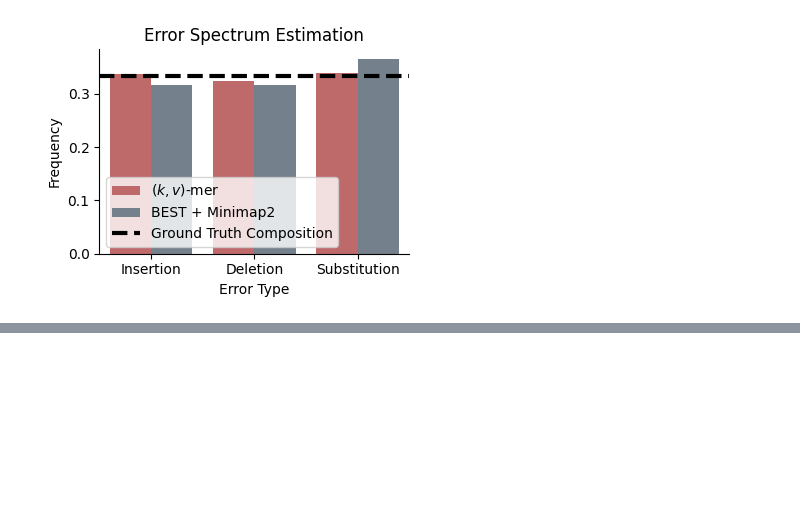
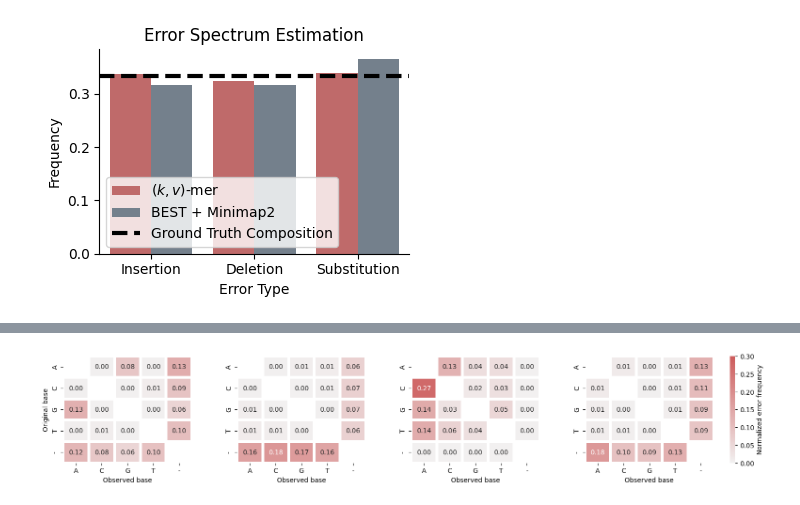
Before and after one commit to GZHoffie/skiver-test, a Jupyter notebook: experiments/error_spectrum/plot_results.ipynb, the cells around one changed output, grey strips where cells are left out. Cells and saved outputs as stored; diff of their text form; code cells hidden in the pictures; blank space fills up the shorter version.

```diff
--- a/experiments/error_spectrum/plot_results.ipynb
+++ b/experiments/error_spectrum/plot_results.ipynb
@@ -123,3 +120,79 @@ plt.tight_layout()
 plt.savefig("../../figures/simulated_data_error_type_spectrum.pdf")
 # %% [output]
 [figure]
+# %%
+import matplotlib as mpl
+
+kvmer_spectra = [
+    "../../output/zymo/ERR3152366_kvmer.csv",
+    "../../output/zymo/SRR13128014_kvmer.csv",
+    "../../output/zymo/ERR2935851_kvmer.csv",
+    "../../output/zymo/SRR7498042_kvmer.csv",
+]
+
+labels = [
+    "Zymo Log, Nanopore GridION",
+    "Zymo Gut Microbiome, PacBio Hifi",
+    "B. subtilis, Illumina",
+    "B. subtilis, PacBio RSII",
+]
+
+vmin = 0
+vmax = 0.3
+cmap = sns.light_palette("indianred", as_cmap=True)
+
+cols = ["A", "C", "G", "T", "-"]
+bases = ["A", "C", "G", "T"]
+
+fig, axes = plt.subplots(1, 4, figsize=(15.5, 3))
+
+for i in range(len(kvmer_spectra)):
+    spectrum_df = pd.read_csv(kvmer_spectra[i])
+
+    spectrum_matrix = np.zeros((5, 5))
+    for from_base in cols:
+        for to_base in cols:
+            for prev_base in bases:
+                for next_base in bases:
+                    if from_base == to_base:
+                        continue
+                    key = f"{prev_base}[{from_base}>{to_base}]{next_base}"
+                    spectrum_matrix[cols.index(from_base), cols.index(to_base)] += spectrum_df[key].item()
+
+    # Normalize
+    spectrum_matrix /= spectrum_matrix.sum()
+    print(spectrum_matrix.sum())
+
+    # Plot the headmap
+    ax = axes[i]
+    mask_matrix = np.eye(5, dtype=bool)
+    sns.heatmap(spectrum_matrix, annot=True, fmt=".2f",
+                xticklabels=cols, yticklabels=cols,
+                vmin=0, vmax=0.3,
+                cbar=False, mask=mask_matrix,
+                linewidths=3, linecolor='white',
+                cmap=cmap, ax=ax)
+    #ax.set_title(labels[i])
+    if i == 0:
+        ax.set_ylabel("Original base")
+    ax.set_xlabel("Observed base")
+plt.tight_layout()
+
+
+norm = mpl.colors.Normalize(vmin=vmin, vmax=vmax)
+sm = mpl.cm.ScalarMappable(norm=norm, cmap=cmap)
+sm.set_array([])
+
+cbar = fig.colorbar(
+    sm,
+    ax=axes,
+    orientation="vertical",
+    fraction=0.04,   # width of colorbar
+    pad=0.02         # gap between plots and colorbar
+)
+cbar.set_label("Normalized error frequency")
+cbar.outline.set_visible(False)
+#cbar.set_label("Normalized mutation frequency")# Adjust layout to make space for the color bar
+plt.subplots_adjust(wspace=0.35, right=0.93)
+plt.savefig("../../figures/real_data_sbs_spectra.svg")
+# %% [output]
@@ -125,0 +203 @@ plt.savefig("../../figures/simulated_data_error_type_spectrum.pdf")
+[figure, added]
```
Also changed, not shown: parts of 6 cells of this notebook, 23 other files.
